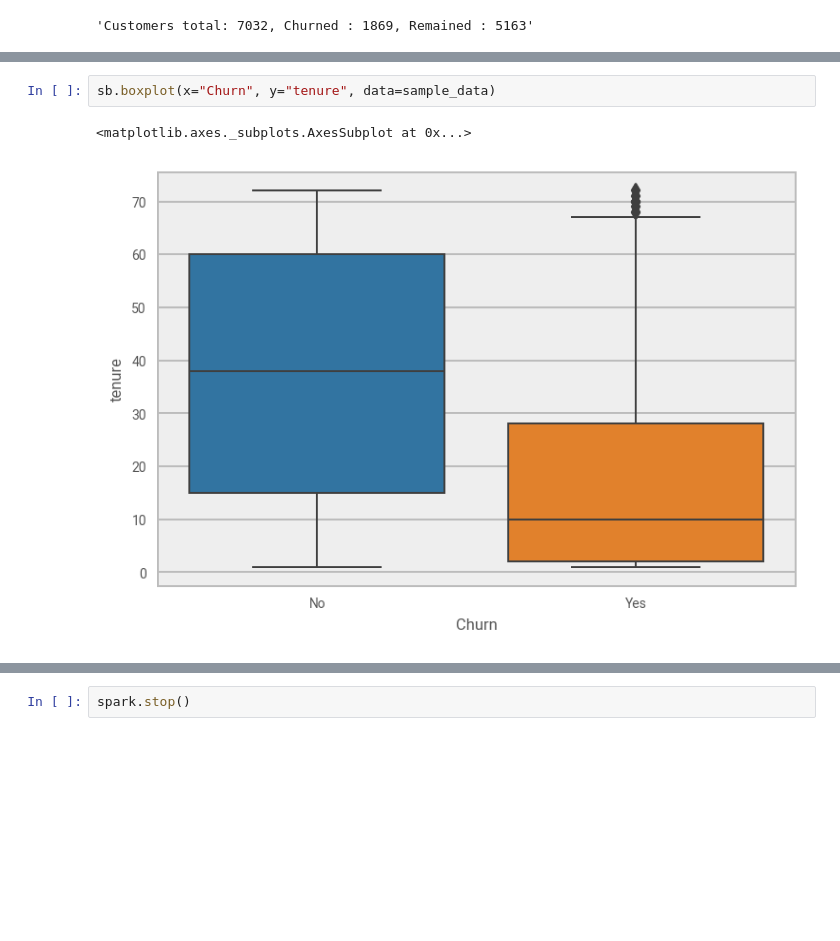
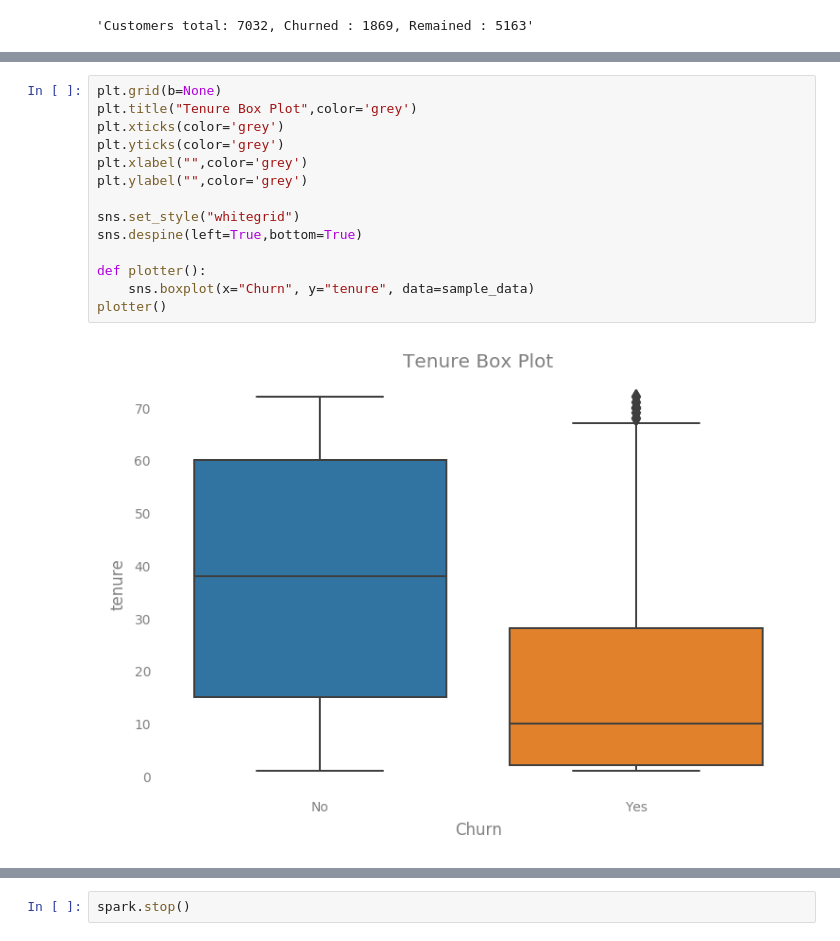
Before and after one commit to DigitalSal/cml_churn_demo, a Jupyter notebook: 2_data_exploration.ipynb, the cells around one changed output, grey strips where cells are left out. Saved outputs shown, nothing was run; the diff lists cells and outputs as text; blank space fills up the shorter version.

```diff
--- a/2_data_exploration.ipynb
+++ b/2_data_exploration.ipynb
@@ -116,8 +138,19 @@ We can examine feature differences in the distribution of our features when we c
-# %%
-sb.boxplot(x="Churn", y="tenure", data=sample_data)
-# %% [output]
-<matplotlib.axes._subplots.AxesSubplot at 0x...>
-[figure, removed]
+# %%
+plt.grid(b=None)
+plt.title("Tenure Box Plot",color='grey')
+plt.xticks(color='grey')
+plt.yticks(color='grey')
+plt.xlabel("",color='grey')
+plt.ylabel("",color='grey')
+
+sns.set_style("whitegrid")
+sns.despine(left=True,bottom=True)
+
+def plotter():
+    sns.boxplot(x="Churn", y="tenure", data=sample_data)
+plotter()
+# %% [output]
+[figure, added]
 # %% [markdown]
 ## Joint Distributions
 
```
Also changed, not shown: parts of 18 cells of this notebook, 17 other files.
